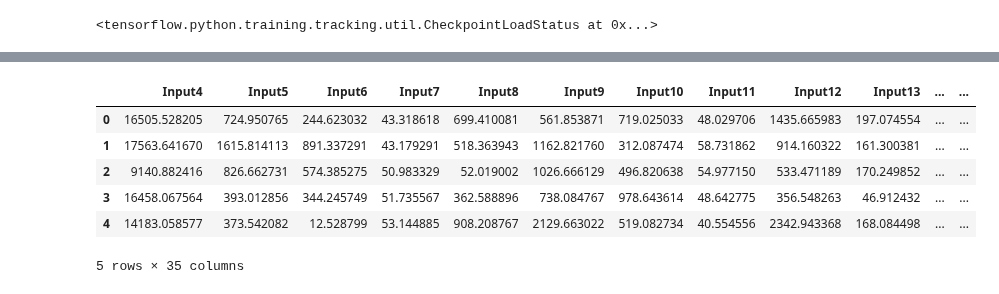
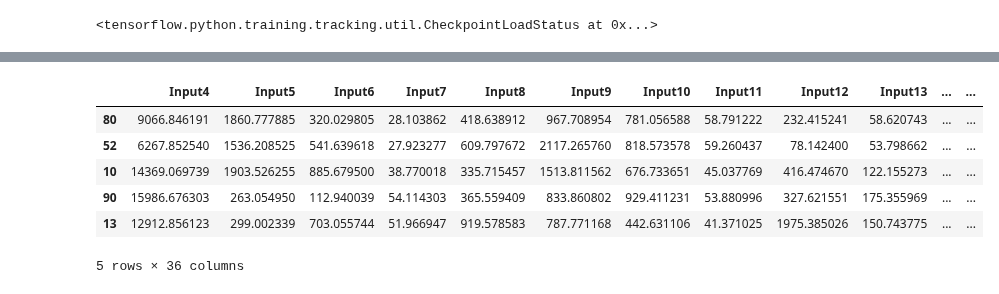
Before and after one commit to eric220/Grail, a Jupyter notebook: holy_grail_model.ipynb, the cells around one changed output, grey strips where cells are left out. Saved outputs shown, nothing was run; the diff lists cells and outputs as text; code cells hidden in the pictures.

```diff
--- a/holy_grail_model.ipynb
+++ b/holy_grail_model.ipynb
@@ -192,5 +182,5 @@ model.load_weights('bnn_weights')
 # %% [output]
 <tensorflow.python.training.tracking.util.CheckpointLoadStatus at 0x...>
 # %%
-data_to_test = permuts[:20]
+data_to_test = permuts
 # %%
@@ -206,6 +197,6 @@ for i in tqdm.tqdm(range(len(data_to_test))):
 # %%
 y_means = np.mean(y_pred_list, axis = 1)
 y_sigmas = np.std(y_pred_list, axis = 1)
-y_sigmas = y_sigmas.reshape(len(data_to_test),)
-y_means = y_means.reshape(len(data_to_test),)
+y_sigmas = y_sigmas.reshape(len(y_means),)
+y_means = y_means.reshape(len(y_sigmas),)
 # %%
@@ -222,12 +214,14 @@ plt.title('Log Scaled Predictions');
+# %%
+wape = implement_wape(y_train, y_means)
 # %%
-experiments = utils.get_experiment_df(permuts[:len(data_to_test)].copy(), y_means, scaler, continuous_cols)
+experiments = utils.get_experiment_df(permuts[:len(y_means)].copy(), y_means, y_sigmas, wape, scaler, continuous_cols)
 # %%
-experiments.head()
+experiments.sort_values(by = 'Certainty').head()
 # %% [output]
 |  | Input4 | Input5 | Input6 | Input7 | Input8 | Input9 | Input10 | Input11 | Input12 | Input13 | ... | ... |
-| 0 | 16505.528205 | 724.950765 | 244.623032 | 43.318618 | 699.410081 | 561.853871 | 719.025033 | 48.029706 | 1435.665983 | 197.074554 | ... | ... |
-| 1 | 17563.641670 | 1615.814113 | 891.337291 | 43.179291 | 518.363943 | 1162.821760 | 312.087474 | 58.731862 | 914.160322 | 161.300381 | ... | ... |
-| 2 | 9140.882416 | 826.662731 | 574.385275 | 50.983329 | 52.019002 | 1026.666129 | 496.820638 | 54.977150 | 533.471189 | 170.249852 | ... | ... |
-| 3 | 16458.067564 | 393.012856 | 344.245749 | 51.735567 | 362.588896 | 738.084767 | 978.643614 | 48.642775 | 356.548263 | 46.912432 | ... | ... |
-| 4 | 14183.058577 | 373.542082 | 12.528799 | 53.144885 | 908.208767 | 2129.663022 | 519.082734 | 40.554556 | 2342.943368 | 168.084498 | ... | ... |
+| 80 | 9066.846191 | 1860.777885 | 320.029805 | 28.103862 | 418.638912 | 967.708954 | 781.056588 | 58.791222 | 232.415241 | 58.620743 | ... | ... |
+| 52 | 6267.852540 | 1536.208525 | 541.639618 | 27.923277 | 609.797672 | 2117.265760 | 818.573578 | 59.260437 | 78.142400 | 53.798662 | ... | ... |
+| 10 | 14369.069739 | 1903.526255 | 885.679500 | 38.770018 | 335.715457 | 1513.811562 | 676.733651 | 45.037769 | 416.474670 | 122.155273 | ... | ... |
+| 90 | 15986.676303 | 263.054950 | 112.940039 | 54.114303 | 365.559409 | 833.860802 | 929.411231 | 53.880996 | 327.621551 | 175.355969 | ... | ... |
+| 13 | 12912.856123 | 299.002339 | 703.055744 | 51.966947 | 919.578583 | 787.771168 | 442.631106 | 41.371025 | 1975.385026 | 150.743775 | ... | ... |
-5 rows × 35 columns
+5 rows × 36 columns
```
Also changed, not shown: parts of 9 cells of this notebook, 1 other file.
